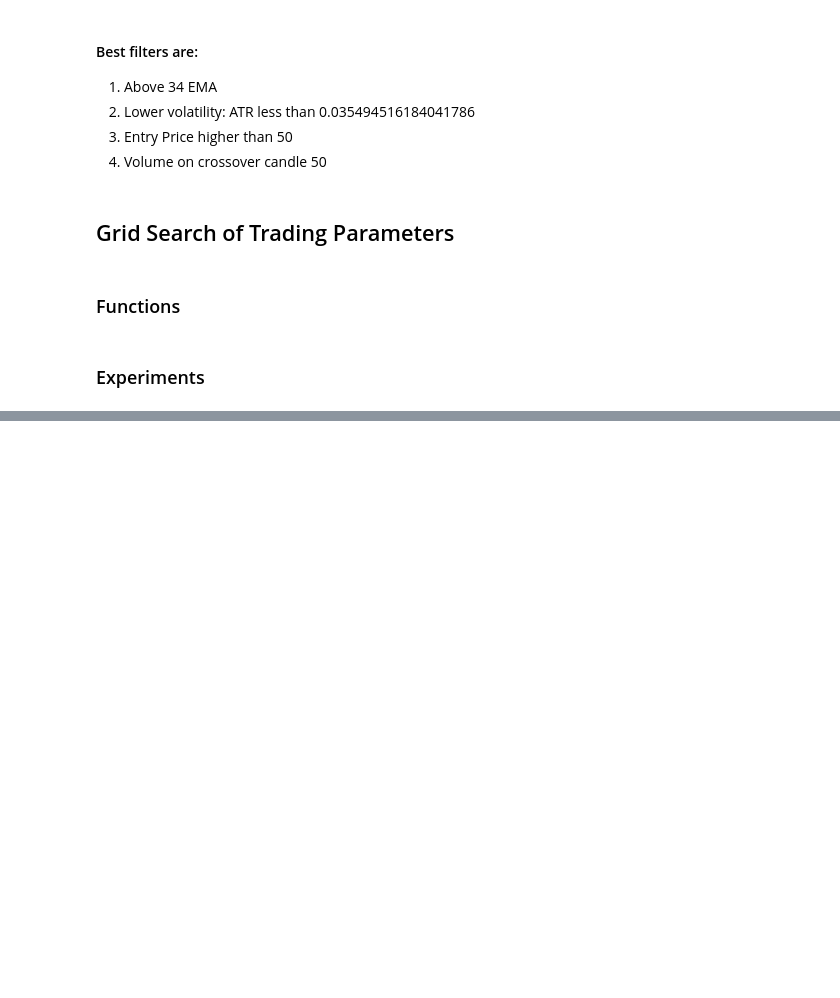
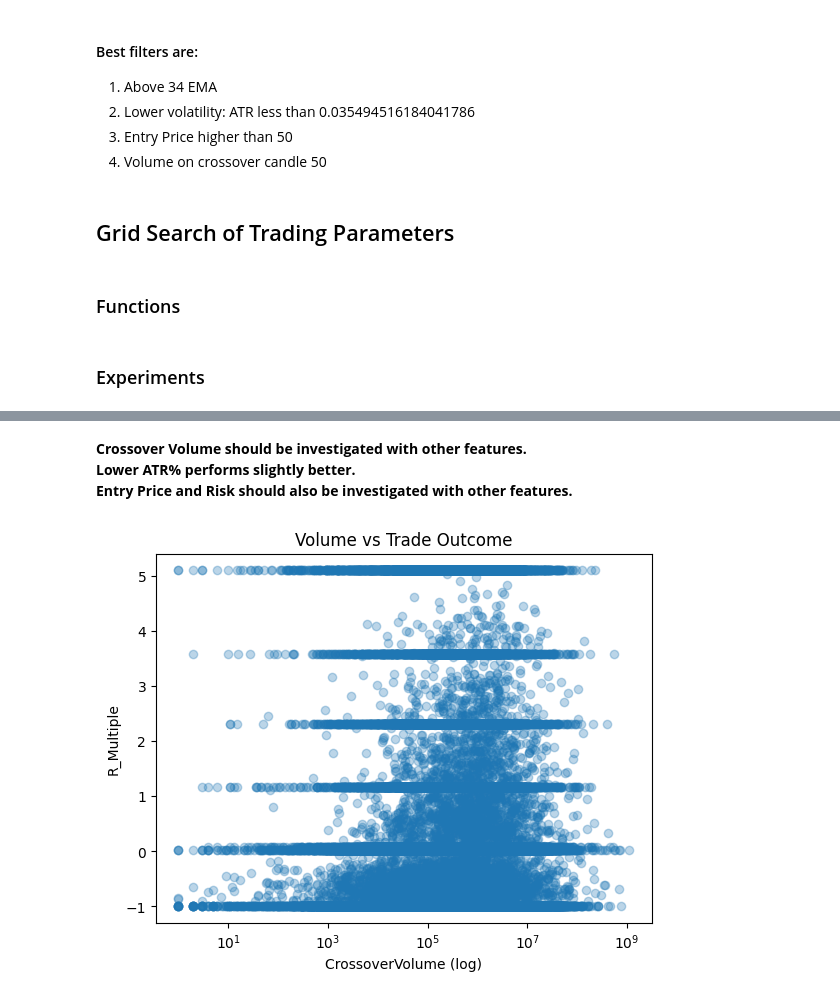
Before and after one commit to i-osipchyk/ema-crossover, a Jupyter notebook: analysis.ipynb, the cells around one changed output, grey strips where cells are left out. Saved outputs shown, nothing was run; the diff lists cells and outputs as text; code cells hidden in the pictures; blank space fills up the shorter version.

```diff
--- a/analysis.ipynb
+++ b/analysis.ipynb
@@ -755,0 +729,10 @@ summary_filtered.head(10)
+# %%
+trades_df_historical_best_params = trades_df_historical[
+    (trades_df_historical["stop_rule"] == "crossover") &
+    (trades_df_historical["offset"] == 10) & # low influence, taking most conservative values
+    (trades_df_historical["max_tp"] == 6) &
+    (trades_df_historical["tp_coef"] == 2.0) &
+    (trades_df_historical["skip_tp"] == 0) &
+    (trades_df_historical["add_at_tp"] == 0) &
+    (trades_df_historical["add_size"] == 0.0)
+]
@@ -755,0 +788,23 @@ summary_filtered.head(10)
+# %%
+def macd_quadrant(row):
+    if row["MACD"] > 0 and row["MACD_Signal"] > 0:
+        return "Bullish (MACD>0, Signal>0)"
+    elif row["MACD"] < 0 and row["MACD_Signal"] < 0:
+        return "Bearish (MACD<0, Signal<0)"
+    elif row["MACD"] > 0 and row["MACD_Signal"] < 0:
+        return "MACD>0, Signal<0"
+    elif row["MACD"] < 0 and row["MACD_Signal"] > 0:
+        return "MACD<0, Signal>0"
+    else:
+        return "Neutral/Zero"
+# %%
+trades_df_historical_best_params["MACD_Quadrant"] = trades_df_historical_best_params.apply(macd_quadrant, axis=1)
+
+quadrant_stats = trades_df_historical_best_params.groupby("MACD_Quadrant").agg(
+    EV=("R_Multiple", "mean"),
+    Winrate=("R_Multiple", lambda x: (x > 0).mean()),
+    Trades=("R_Multiple", "count")
+).sort_values("Trades", ascending=False)
+
+print("\nPerformance by MACD/Signal quadrant relative to zero:")
+print(quadrant_stats)
@@ -755,0 +823,3 @@ summary_filtered.head(10)
+# %%
+trades_df_historical_best_params = trades_df_historical_best_params.copy()
+trades_df_historical_best_params["Win"] = trades_df_historical_best_params["Return%"] > 0
@@ -755,0 +852,13 @@ summary_filtered.head(10)
+# %% [markdown]
+**Crossover Volume should be investigated with other features.**<br>
+**Lower ATR% performs slightly better.**<br>
+**Entry Price and Risk should also be investigated with other features.**
+# %%
+plt.scatter(trades_df_historical_best_params["CrossoverVolume"], trades_df_historical_best_params["R_Multiple"], alpha=0.3)
+plt.xscale("log")
+plt.xlabel("CrossoverVolume (log)")
+plt.ylabel("R_Multiple")
+plt.title("Volume vs Trade Outcome")
+plt.show()
+# %% [output]
+[figure, added]
```
Also changed, not shown: parts of 26 cells of this notebook.
